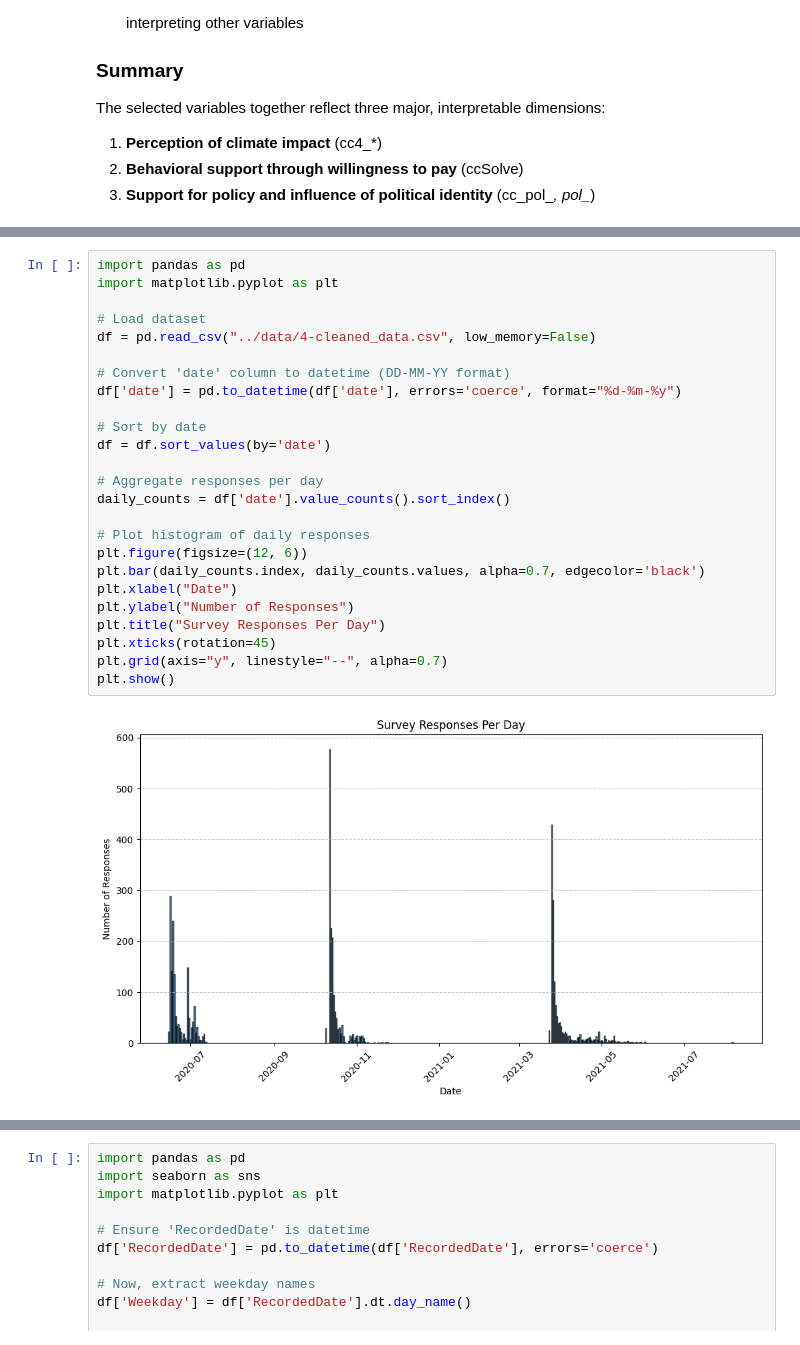
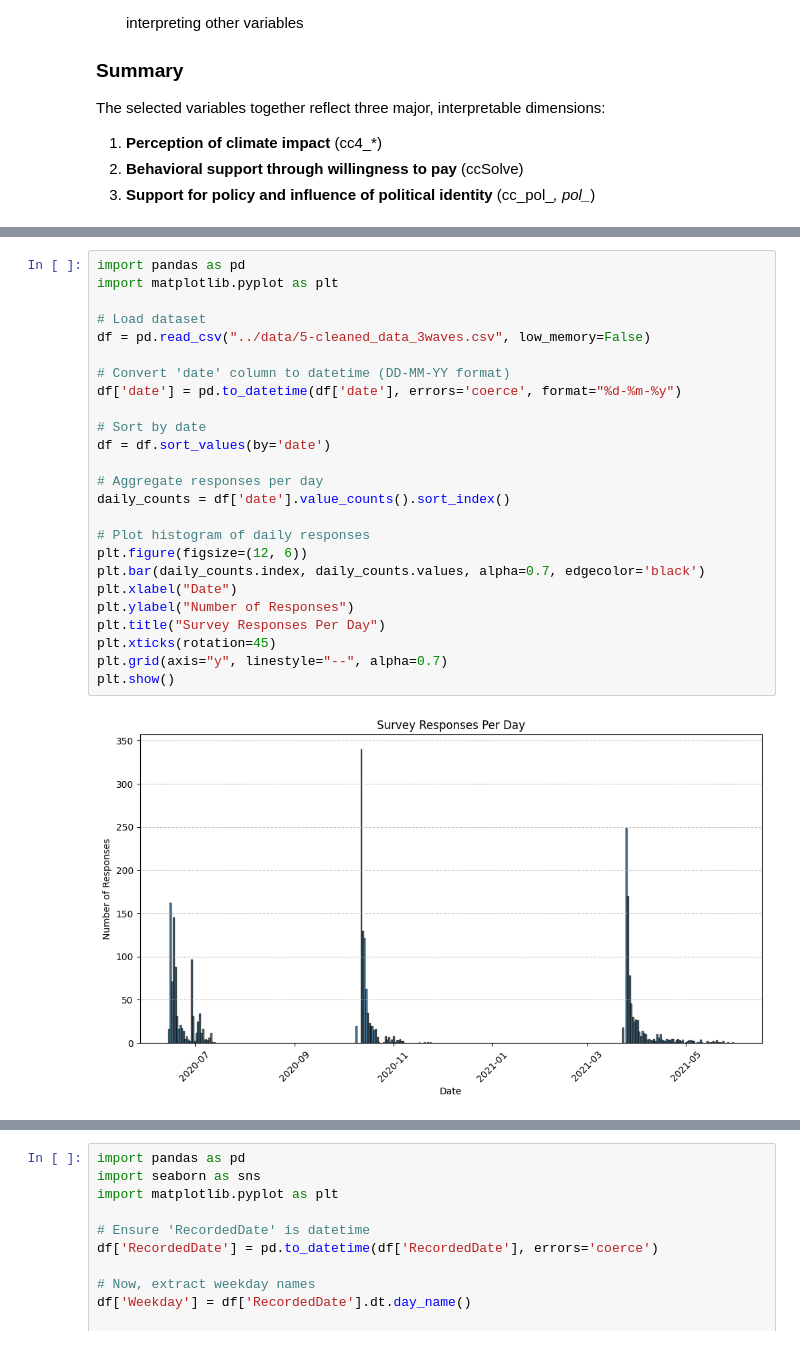
Before and after one commit to paraskevasleivadaros/climate-opinions-and-elections, a Jupyter notebook: notebooks/eda.ipynb, the cells around one changed output, grey strips where cells are left out. Saved outputs shown, nothing was run; the diff lists cells and outputs as text.

```diff
--- a/notebooks/eda.ipynb
+++ b/notebooks/eda.ipynb
@@ -1142,30 +1198,30 @@ plt.show()
 # %%
 import pandas as pd
 import matplotlib.pyplot as plt
 
 # Load dataset
-df = pd.read_csv("../data/4-cleaned_data.csv", low_memory=False)
+df = pd.read_csv("../data/5-cleaned_data_3waves.csv", low_memory=False)
 
 # Convert 'date' column to datetime (DD-MM-YY format)
 df['date'] = pd.to_datetime(df['date'], errors='coerce', format="%d-%m-%y")
 
 # Sort by date
 df = df.sort_values(by='date')
 
 # Aggregate responses per day
 daily_counts = df['date'].value_counts().sort_index()
 
 # Plot histogram of daily responses
 plt.figure(figsize=(12, 6))
 plt.bar(daily_counts.index, daily_counts.values, alpha=0.7, edgecolor='black')
 plt.xlabel("Date")
 plt.ylabel("Number of Responses")
 plt.title("Survey Responses Per Day")
 plt.xticks(rotation=45)
 plt.grid(axis="y", linestyle="--", alpha=0.7)
 plt.show()
 # %% [output]
-[figure, old version]
+[figure, new version]
 # %%
 cumulative_responses = weekly_counts.cumsum()
 
```
Also changed, not shown: parts of 16 cells of this notebook, 1 other file.
